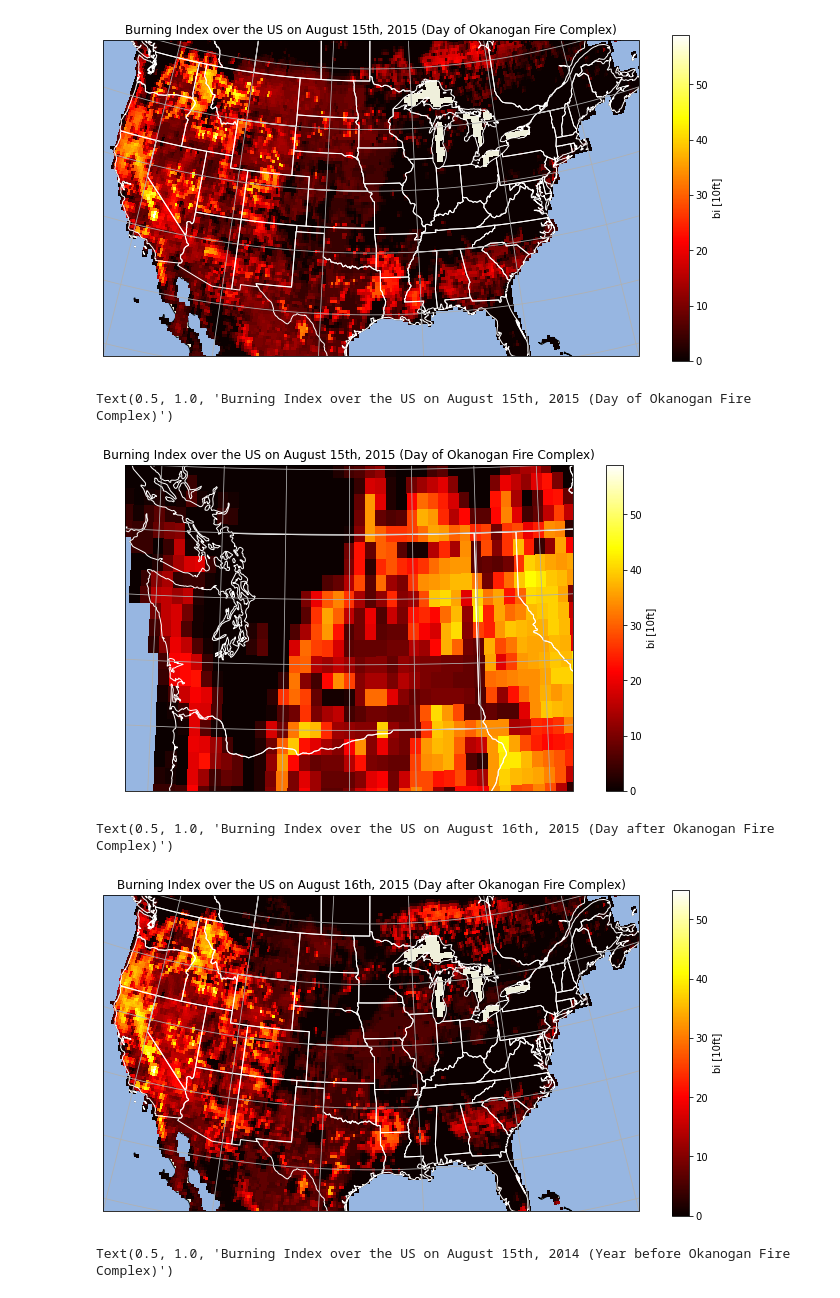
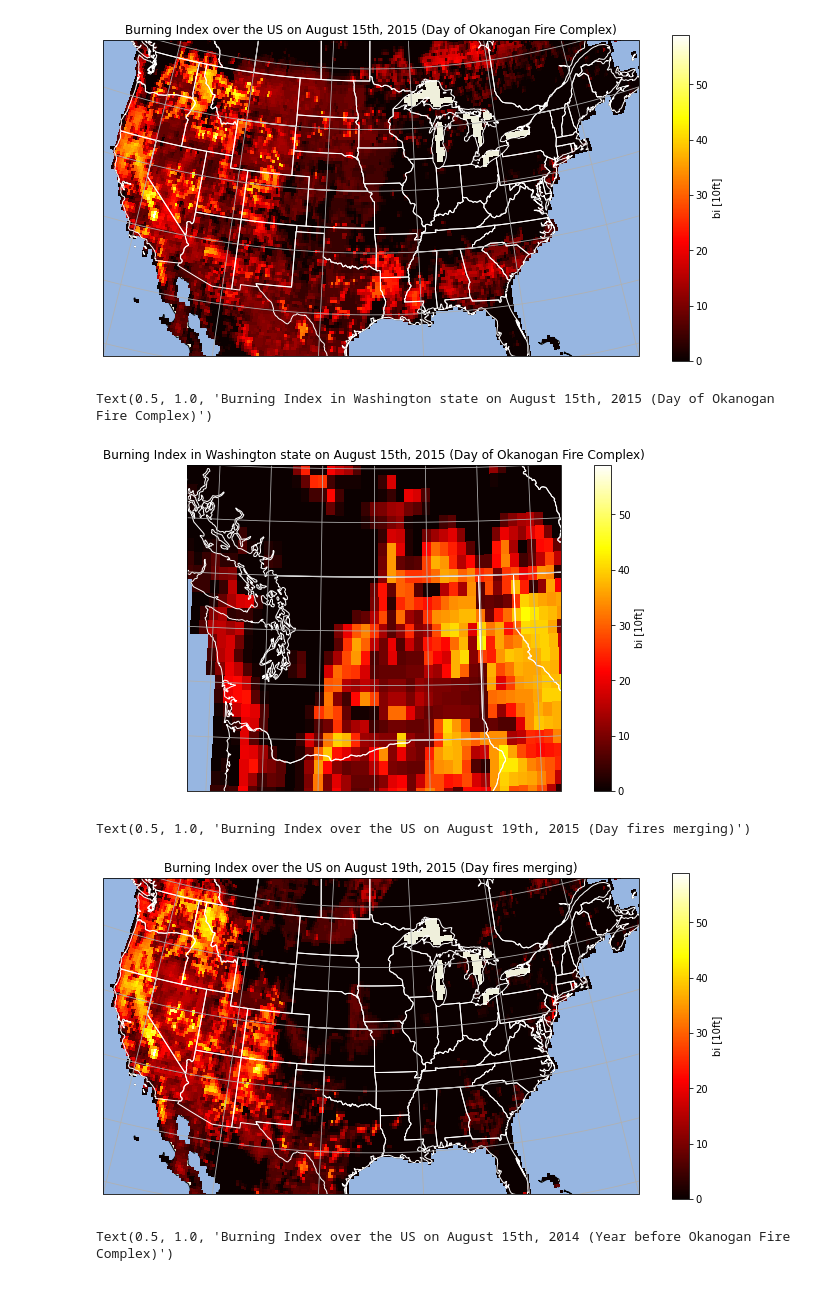
Before and after one commit to SophKJ/finalproject_fall21, a Jupyter notebook: FireFuelEmissions.ipynb, the cells around one changed output. Saved outputs shown, nothing was run; the diff lists cells and outputs as text; code cells hidden in the pictures.

```diff
--- a/FireFuelEmissions.ipynb
+++ b/FireFuelEmissions.ipynb
@@ -401,26 +510,26 @@ Text(0.5, 1.0, 'Burning Index over the US on August 15th, 2015 (Day of Okanogan
 # %%
 import cartopy.feature as cfeature
 import numpy as np
 
 central_lat = 47.5
 central_lon = -120
-extent = [-125, -115, 45, 50]
+extent = [-125, -115, 45, 51]
 central_lon = np.mean(extent[:2])
 central_lat = np.mean(extent[2:])
 
 plt.figure(figsize=(12, 6))
 ax = plt.axes(projection=ccrs.AlbersEqualArea(central_lon, central_lat))
 ax.set_extent(extent)
 
 cpfd_occ.bi.plot(ax=ax,transform=ccrs.PlateCarree(),cmap='hot')
 ax.add_feature(cartopy.feature.OCEAN)
 ax.add_feature(cartopy.feature.LAND, edgecolor='black')
 ax.add_feature(cartopy.feature.STATES, edgecolor='white')
 ax.gridlines()
-ax.set_title('Burning Index over the US on August 15th, 2015 (Day of Okanogan Fire Complex)')
+ax.set_title('Burning Index in Washington state on August 15th, 2015 (Day of Okanogan Fire Complex)')
 # %% [output]
-Text(0.5, 1.0, 'Burning Index over the US on August 15th, 2015 (Day of Okanogan Fire Complex)')
+Text(0.5, 1.0, 'Burning Index in Washington state on August 15th, 2015 (Day of Okanogan Fire Complex)')
-[figure, old version]
+[figure, new version]
 # %%
 central_lat = 37.5
 central_lon = -96
@@ -437,10 +546,10 @@ ax.add_feature(cartopy.feature.OCEAN)
 ax.add_feature(cartopy.feature.LAND, edgecolor='black')
 ax.add_feature(cartopy.feature.STATES, edgecolor='white')
 ax.gridlines()
-ax.set_title('Burning Index over the US on August 16th, 2015 (Day after Okanogan Fire Complex)')
+ax.set_title('Burning Index over the US on August 19th, 2015 (Day fires merging)')
 # %% [output]
-Text(0.5, 1.0, 'Burning Index over the US on August 16th, 2015 (Day after Okanogan Fire Complex)')
+Text(0.5, 1.0, 'Burning Index over the US on August 19th, 2015 (Day fires merging)')
-[figure, old version]
+[figure, new version]
 # %%
 import cartopy.feature as cfeature
 import numpy as np
```
Also changed, not shown: parts of 48 cells of this notebook.
